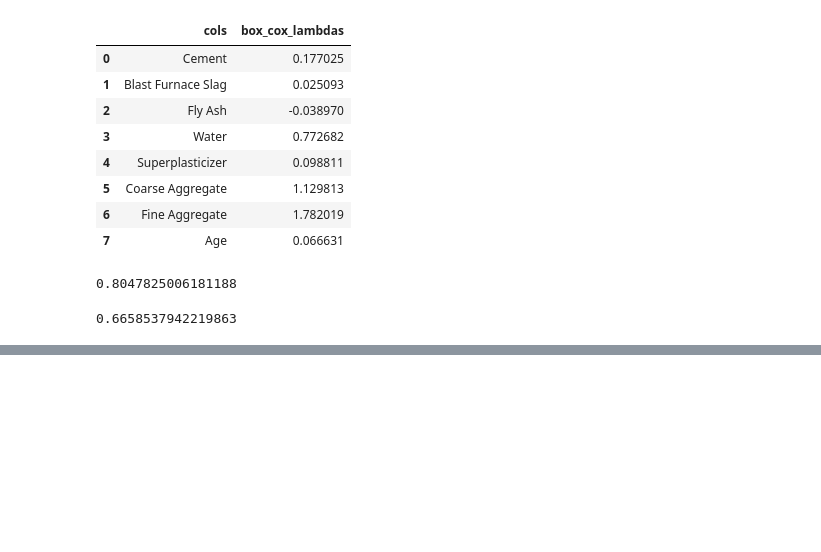
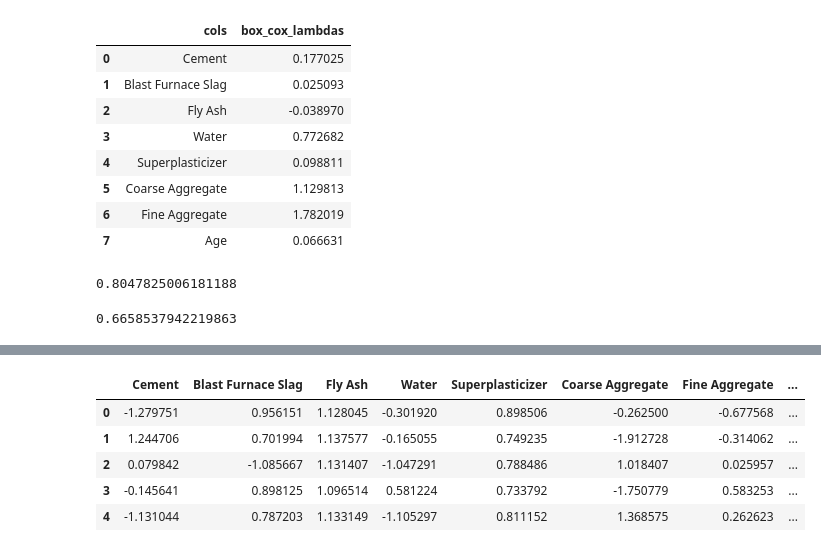
Before and after one commit to najnin26/Machine-Learning, a Jupyter notebook: Basic/power-transformer.ipynb, the cells around one changed output, grey strips where cells are left out. Saved outputs shown, nothing was run; the diff lists cells and outputs as text; code cells hidden in the pictures; blank space fills up the shorter version.

```diff
--- a/Basic/power-transformer.ipynb
+++ b/Basic/power-transformer.ipynb
@@ -188,0 +326,9 @@ np.mean(cross_val_score(lr,X_transformed,y,scoring='r2'))
+# %%
+X_train_transformed.head()
+# %% [output]
+|  | Cement | Blast Furnace Slag | Fly Ash | Water | Superplasticizer | Coarse Aggregate | Fine Aggregate | ... |
+| 0 | -1.279751 | 0.956151 | 1.128045 | -0.301920 | 0.898506 | -0.262500 | -0.677568 | ... |
+| 1 | 1.244706 | 0.701994 | 1.137577 | -0.165055 | 0.749235 | -1.912728 | -0.314062 | ... |
+| 2 | 0.079842 | -1.085667 | 1.131407 | -1.047291 | 0.788486 | 1.018407 | 0.025957 | ... |
+| 3 | -0.145641 | 0.898125 | 1.096514 | 0.581224 | 0.733792 | -1.750779 | 0.583253 | ... |
+| 4 | -1.131044 | 0.787203 | 1.133149 | -1.105297 | 0.811152 | 1.368575 | 0.262623 | ... |
```
Also changed, not shown: parts of 1 cell of this notebook.
